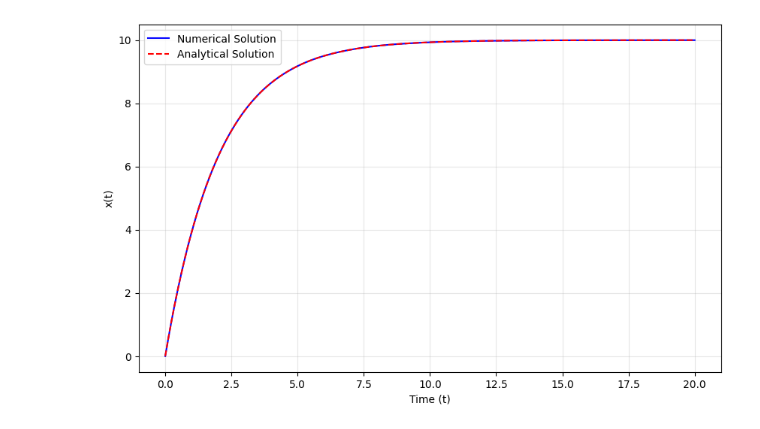
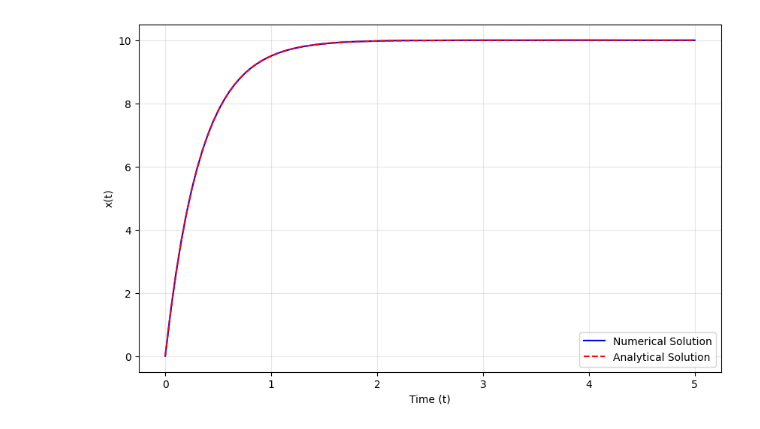
Before and after one commit to SMU-HCI/cs702-ci, a Jupyter notebook: week-09/lecture/ivp.ipynb, the cells around one changed output. Drawn from its saved outputs; the diff is of its cells as text; code cells hidden in the pictures.

```diff
--- a/week-09/lecture/ivp.ipynb
+++ b/week-09/lecture/ivp.ipynb
@@ -12,9 +12,9 @@ def fitts(t, x, k, r):
     return dxdt
 
 # Parameters
-k = 0.5
+k = 3
 r = 10
-t_span = (0, 20)
+t_span = (0, 5)
 x0 = [0]
 
 # Solve the initial value problem
@@ -26,20 +26,20 @@ solution = solve_ivp(
 )
 # %%
 # Plot the solution
-t = np.linspace(t_span[0], t_span[1], 500)
+t = np.linspace(t_span[0], t_span[1], 100)
 x_numerical = solution.sol(t)[0]
 
 # Analytical solution for comparison
 x_analytical = r * (1 - np.exp(-k * t))
 
 # Plot results
 plt.figure(figsize=(10, 6))
 plt.plot(t, x_numerical, 'b-', label='Numerical Solution')
 plt.plot(t, x_analytical, 'r--', label='Analytical Solution')
 plt.grid(True, alpha=0.3)
 plt.xlabel('Time (t)')
 plt.ylabel('x(t)')
 plt.legend()
 plt.show()
 # %% [output]
-[figure, old version]
+[figure, new version]
```
Also changed, not shown: parts of 1 cell of this notebook.
